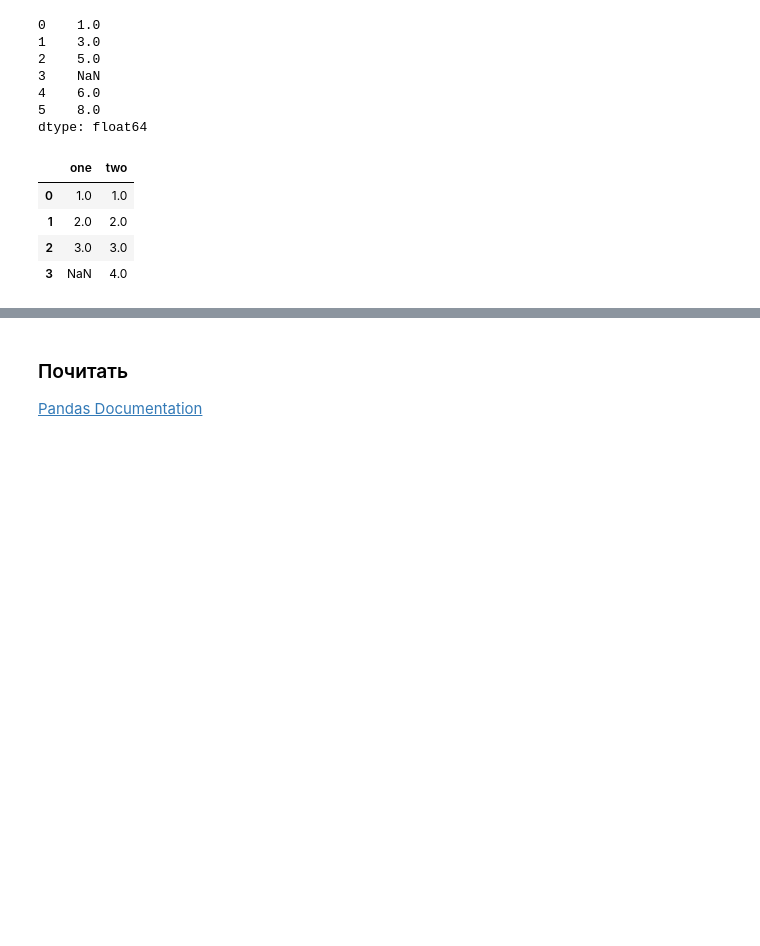
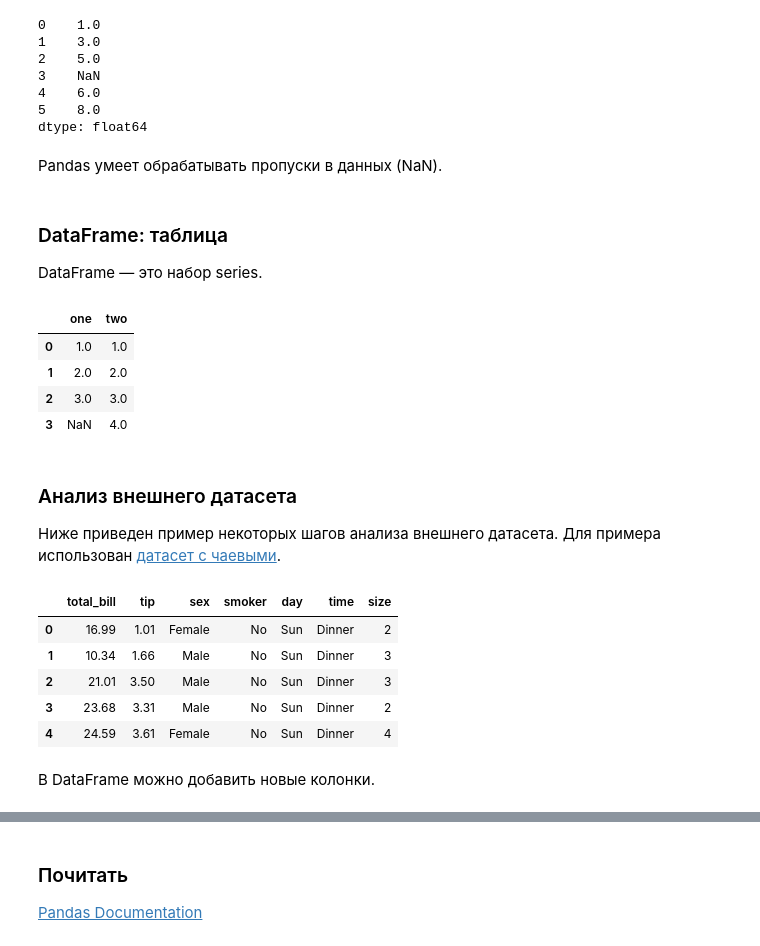
Before and after one commit to ckorikov/python-bar-review, a Jupyter notebook: 04-containers-2.ipynb, the cells around one changed output, grey strips where cells are left out. Cells and saved outputs as stored; diff of their text form; code cells hidden in the pictures; blank space fills up the shorter version.

```diff
--- a/04-containers-2.ipynb
+++ b/04-containers-2.ipynb
@@ -216,6 +218,12 @@ pd.Series([1, 3, 5, np.nan, 6, 8])
 4    6.0
 5    8.0
 dtype: float64
+# %% [markdown]
+Pandas умеет обрабатывать пропуски в данных (NaN).
+# %% [markdown]
+### DataFrame: таблица
+
+DataFrame — это набор series.
 # %%
 # DataFrame в Pandas
 pd.DataFrame({'one': pd.Series([1., 2., 3.]),
@@ -226,3 +234,20 @@ pd.DataFrame({'one': pd.Series([1., 2., 3.]),
 | 1 | 2.0 | 2.0 |
 | 2 | 3.0 | 3.0 |
 | 3 | NaN | 4.0 |
+# %% [markdown]
+### Анализ внешнего датасета
+
+Ниже приведен пример некоторых шагов анализа внешнего датасета. Для примера использован [датасет с чаевыми](https://www.kaggle.com/ranjeetjain3/seaborn-tips-dataset).
+# %%
+# Загрузка датасета в pandas
+dataset = pd.read_csv("https://raw.github.com/pandas-dev/pandas/master/pandas/tests/data/tips.csv")
+dataset.head() # Показать первые несколько строк датасета
+# %% [output]
+|  | total_bill | tip | sex | smoker | day | time | size |
+| 0 | 16.99 | 1.01 | Female | No | Sun | Dinner | 2 |
+| 1 | 10.34 | 1.66 | Male | No | Sun | Dinner | 3 |
+| 2 | 21.01 | 3.50 | Male | No | Sun | Dinner | 3 |
+| 3 | 23.68 | 3.31 | Male | No | Sun | Dinner | 2 |
+| 4 | 24.59 | 3.61 | Female | No | Sun | Dinner | 4 |
+# %% [markdown]
+В DataFrame можно добавить новые колонки.
```
Also changed, not shown: parts of 12 cells of this notebook.
